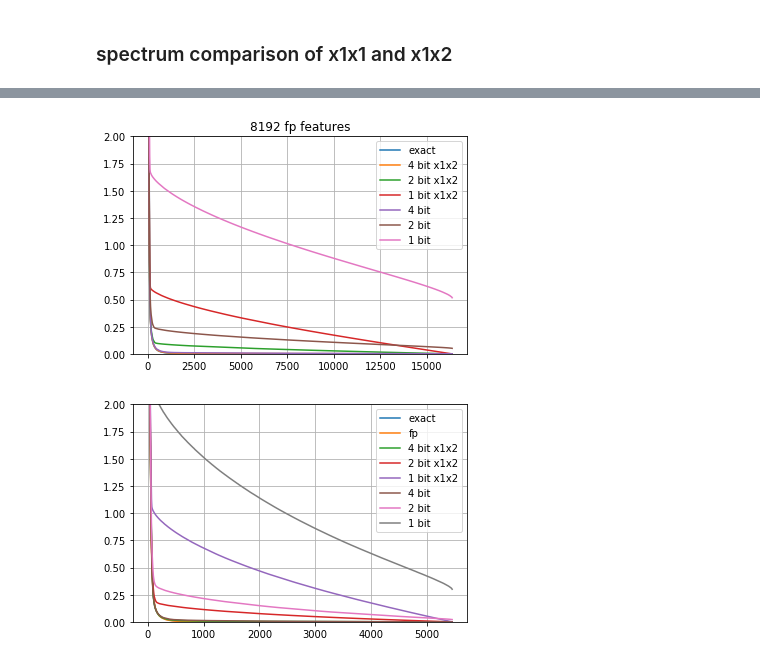
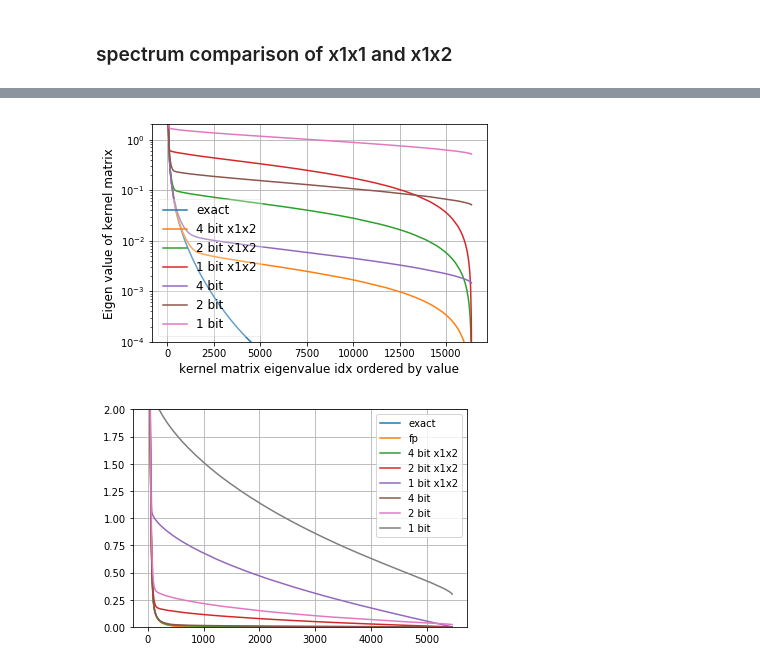
Before and after one commit to JianGoForIt/lp_rffs, a Jupyter notebook: kernel_reg/notebook/Census-Kernel-Ridge-Regression-RFF-Spectrum-64bit-svd-independent-randomness.ipynb, the cells around one changed output, grey strips where cells are left out. Drawn from its saved outputs; the diff is of its cells as text; code cells hidden in the pictures.

```diff
--- a/kernel_reg/notebook/Census-Kernel-Ridge-Regression-RFF-Spectrum-64bit-svd-independent-randomness.ipynb
+++ b/kernel_reg/notebook/Census-Kernel-Ridge-Regression-RFF-Spectrum-64bit-svd-independent-randomness.ipynb
@@ -519,20 +562,24 @@ with open("../multi_seed_results/spectrum/s_8192_feat_1_bit_64b_svd_full_dataset
 # %%
 plt.figure()
 plt.plot(s_exact, label="exact")
 # plt.plot(s_fp, label="fp")
 plt.plot(s_4, label="4 bit x1x2")
 plt.plot(s_2, label="2 bit x1x2")
 plt.plot(s_1, label="1 bit x1x2")
 plt.plot(s_4_old, label="4 bit")
 plt.plot(s_2_old, label="2 bit")
 plt.plot(s_1_old, label="1 bit")
-plt.ylim([1e-3, 2])
-plt.legend()
+plt.ylim([1e-4, 2])
 plt.grid()
-plt.title("8192 fp features")
+plt.legend(framealpha=0.3, fontsize=12)
+plt.ylabel("Eigen value of kernel matrix", fontsize=12)
+plt.xlabel("kernel matrix eigenvalue idx ordered by value", fontsize=12)
+ax=plt.subplot(111)
+ax.set_yscale("log")
+plt.savefig("../../notes/figures/spectrum_8192_indep_log.pdf")
 plt.show()
 # %% [output]
-[figure, old version]
+[figure, new version]
 # %%
 with open("../multi_seed_results/spectrum/s_1024_feat_32_bit_64b_svd_ind.npy", "rb") as f:
     s_32 = np.load(f)
```
Also changed, not shown: parts of 3 cells of this notebook, 3 other files.
